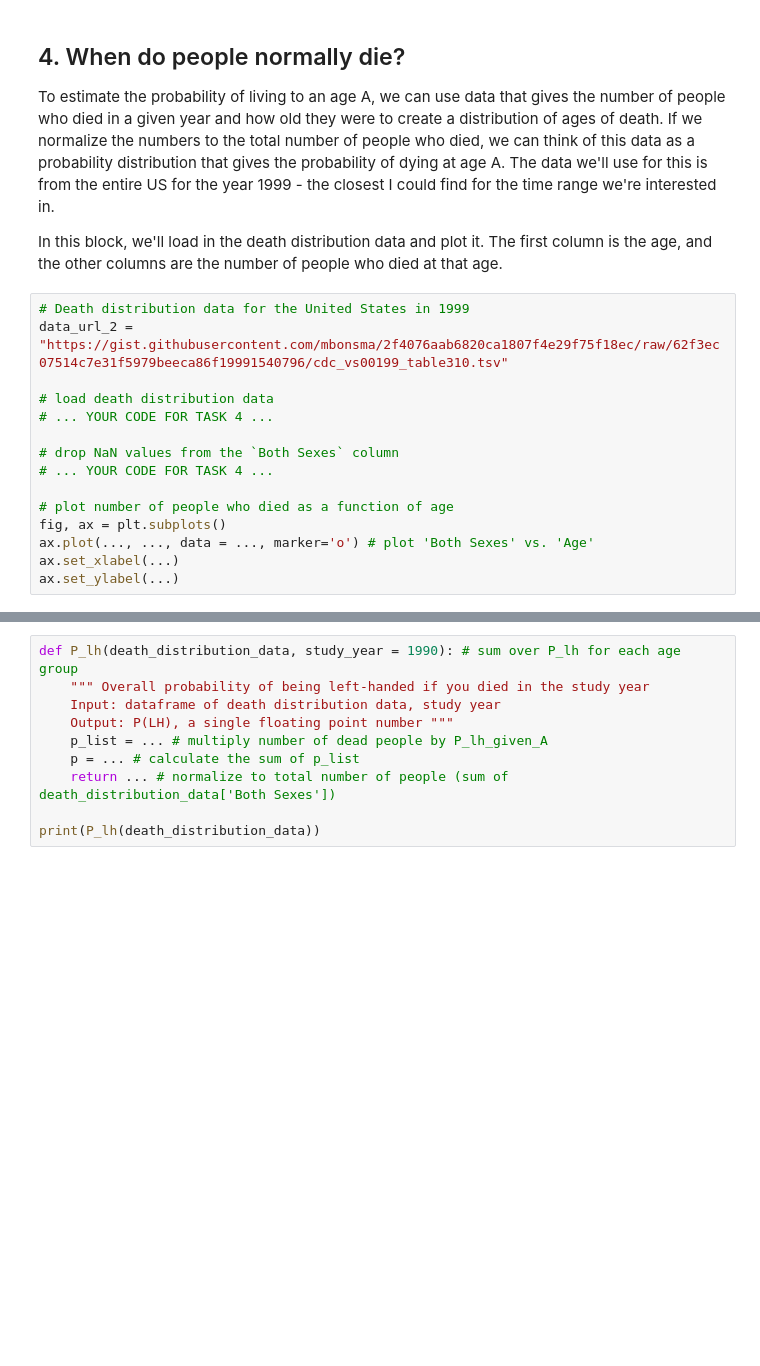
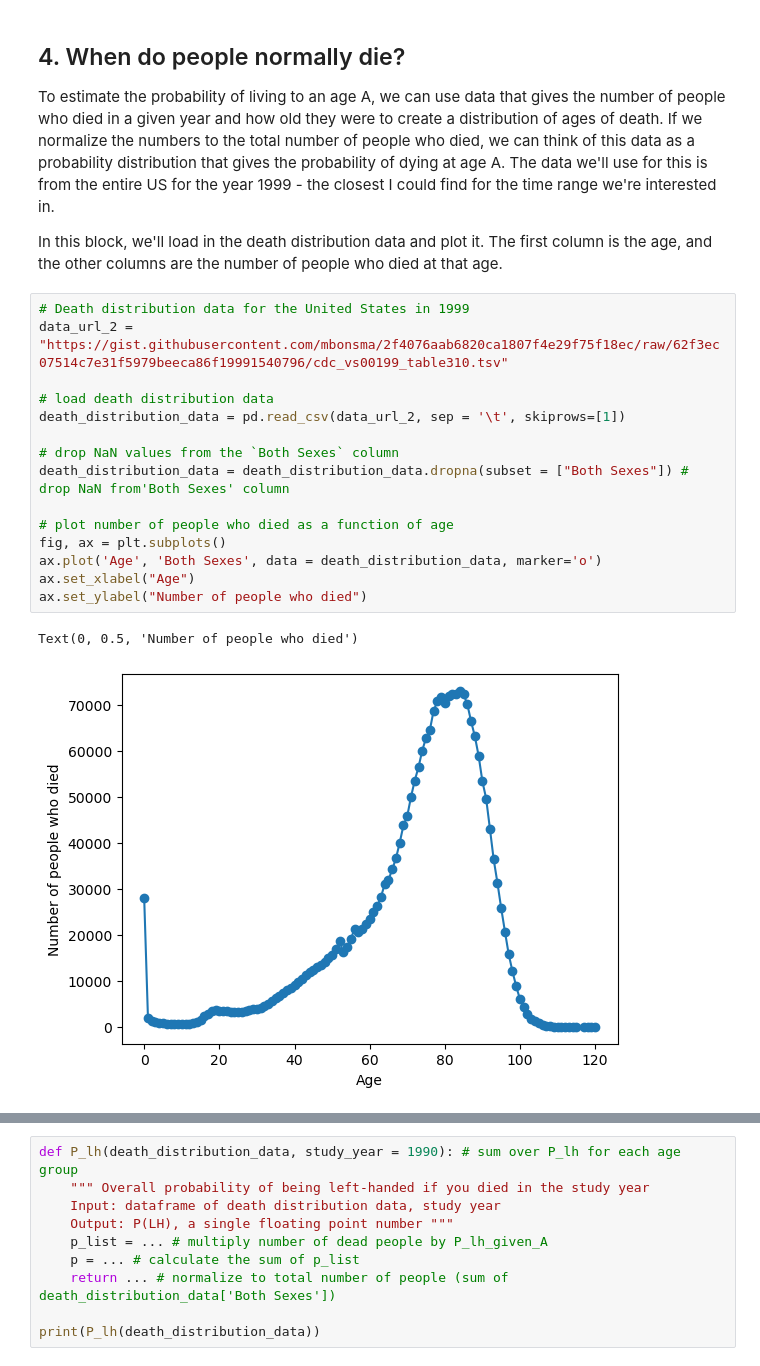
Before and after one commit to JeremyTallant/left_handed, a Jupyter notebook: left_analysis.ipynb, the cells around one changed output, grey strips where cells are left out. Drawn from its saved outputs; the diff is of its cells as text; blank space fills up the shorter version.

```diff
--- a/left_analysis.ipynb
+++ b/left_analysis.ipynb
@@ -83,18 +83,21 @@ def P_lh_given_A(ages_of_death, study_year = 1990):
 # %%
 # Death distribution data for the United States in 1999
 data_url_2 = "https://gist.githubusercontent.com/mbonsma/2f4076aab6820ca1807f4e29f75f18ec/raw/62f3ec07514c7e31f5979beeca86f19991540796/cdc_vs00199_table310.tsv"
 
 # load death distribution data
-# ... YOUR CODE FOR TASK 4 ...
+death_distribution_data = pd.read_csv(data_url_2, sep = '\t', skiprows=[1])
 
 # drop NaN values from the `Both Sexes` column
-# ... YOUR CODE FOR TASK 4 ...
+death_distribution_data = death_distribution_data.dropna(subset = ["Both Sexes"]) # drop NaN from'Both Sexes' column
 
 # plot number of people who died as a function of age
 fig, ax = plt.subplots()
-ax.plot(..., ..., data = ..., marker='o') # plot 'Both Sexes' vs. 'Age'
-ax.set_xlabel(...)
-ax.set_ylabel(...)
+ax.plot('Age', 'Both Sexes', data = death_distribution_data, marker='o')
+ax.set_xlabel("Age")
+ax.set_ylabel("Number of people who died")
+# %% [output]
+Text(0, 0.5, 'Number of people who died')
+[figure, added]
 # %% [markdown]
 ## 5. The overall probability of left-handedness
 <p>In the previous code block we loaded data to give us P(A), and now we need P(LH). P(LH) is the probability that a person who died in our particular study year is left-handed, assuming we know nothing else about them. This is the average left-handedness in the population of deceased people, and we can calculate it by summing up all of the left-handedness probabilities for each age, weighted with the number of deceased people at each age, then divided by the total number of deceased people to get a probability. In equation form, this is what we're calculating, where N(A) is the number of people who died at age A (given by the dataframe <code>death_distribution_data</code>):</p>
```
